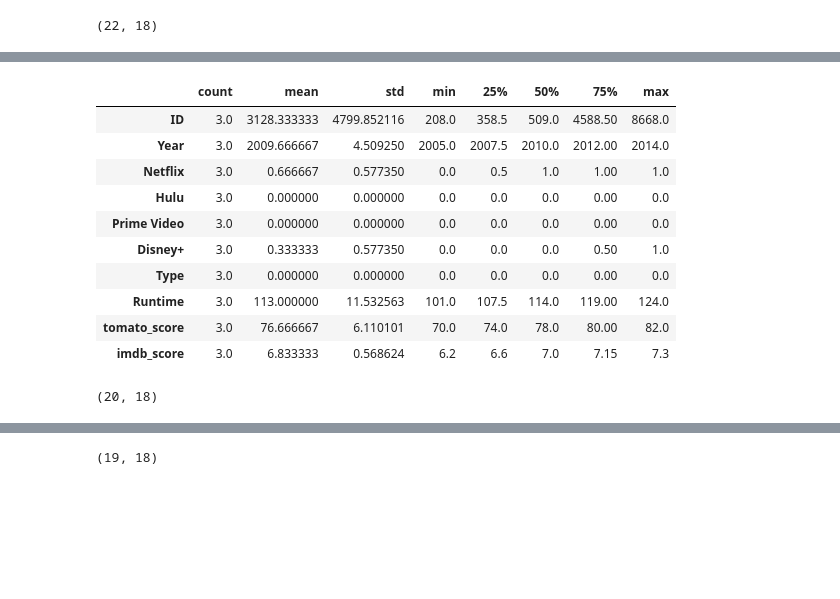
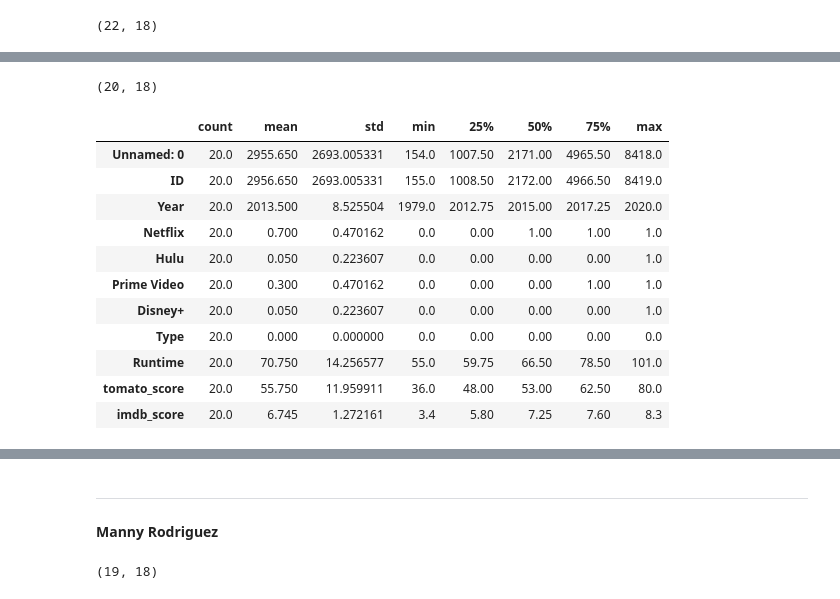
Before and after one commit to IronMan2483/streaming_movies, a Jupyter notebook: notebook/notebook_streaming_movies.ipynb, the cells around one changed output, grey strips where cells are left out. Cells and saved outputs as stored; diff of their text form; code cells hidden in the pictures; blank space fills up the shorter version.

```diff
--- a/notebook/notebook_streaming_movies.ipynb
+++ b/notebook/notebook_streaming_movies.ipynb
@@ -2313,21 +2317,22 @@ directors_favreau
-# %%
-directors_favreau.describe().transpose()
-# %% [output]
-|  | count | mean | std | min | 25% | 50% | 75% | max |
-| ID | 3.0 | 3128.333333 | 4799.852116 | 208.0 | 358.5 | 509.0 | 4588.50 | 8668.0 |
-| Year | 3.0 | 2009.666667 | 4.509250 | 2005.0 | 2007.5 | 2010.0 | 2012.00 | 2014.0 |
-| Netflix | 3.0 | 0.666667 | 0.577350 | 0.0 | 0.5 | 1.0 | 1.00 | 1.0 |
-| Hulu | 3.0 | 0.000000 | 0.000000 | 0.0 | 0.0 | 0.0 | 0.00 | 0.0 |
-| Prime Video | 3.0 | 0.000000 | 0.000000 | 0.0 | 0.0 | 0.0 | 0.00 | 0.0 |
-| Disney+ | 3.0 | 0.333333 | 0.577350 | 0.0 | 0.0 | 0.0 | 0.50 | 1.0 |
-| Type | 3.0 | 0.000000 | 0.000000 | 0.0 | 0.0 | 0.0 | 0.00 | 0.0 |
-| Runtime | 3.0 | 113.000000 | 11.532563 | 101.0 | 107.5 | 114.0 | 119.00 | 124.0 |
-| tomato_score | 3.0 | 76.666667 | 6.110101 | 70.0 | 74.0 | 78.0 | 80.00 | 82.0 |
-| imdb_score | 3.0 | 6.833333 | 0.568624 | 6.2 | 6.6 | 7.0 | 7.15 | 7.3 |
 # %%
 directors_top3.shape
 # %% [output]
 (20, 18)
+# %%
+directors_top3.describe().transpose()
+# %% [output]
+|  | count | mean | std | min | 25% | 50% | 75% | max |
+| Unnamed: 0 | 20.0 | 2955.650 | 2693.005331 | 154.0 | 1007.50 | 2171.00 | 4965.50 | 8418.0 |
+| ID | 20.0 | 2956.650 | 2693.005331 | 155.0 | 1008.50 | 2172.00 | 4966.50 | 8419.0 |
+| Year | 20.0 | 2013.500 | 8.525504 | 1979.0 | 2012.75 | 2015.00 | 2017.25 | 2020.0 |
+| Netflix | 20.0 | 0.700 | 0.470162 | 0.0 | 0.00 | 1.00 | 1.00 | 1.0 |
+| Hulu | 20.0 | 0.050 | 0.223607 | 0.0 | 0.00 | 0.00 | 0.00 | 1.0 |
+| Prime Video | 20.0 | 0.300 | 0.470162 | 0.0 | 0.00 | 0.00 | 1.00 | 1.0 |
+| Disney+ | 20.0 | 0.050 | 0.223607 | 0.0 | 0.00 | 0.00 | 0.00 | 1.0 |
+| Type | 20.0 | 0.000 | 0.000000 | 0.0 | 0.00 | 0.00 | 0.00 | 0.0 |
+| Runtime | 20.0 | 70.750 | 14.256577 | 55.0 | 59.75 | 66.50 | 78.50 | 101.0 |
+| tomato_score | 20.0 | 55.750 | 11.959911 | 36.0 | 48.00 | 53.00 | 62.50 | 80.0 |
+| imdb_score | 20.0 | 6.745 | 1.272161 | 3.4 | 5.80 | 7.25 | 7.60 | 8.3 |
 # %%
 directors_top3
 # %% [output]
@@ -2348,6 +2353,10 @@ directors_top3
 | 7210 | 7211 | Bob Saget: That's What I'm Talkin... | 2013 | 18+ | 5.2/10 | 44/100 | 0 | 0 | 1 | 0 | ... |
 | 7653 | 7654 | The Swap | 1979 | 18+ | 3.4/10 | 42/100 | 0 | 0 | 1 | 1 | ... |
 | 8418 | 8419 | Jimmy Dore: Sentenced To Live | 2015 | NaN | 7.0/10 | 36/100 | 0 | 0 | 1 | 0 | ... |
+# %% [markdown]
+---
+
+__Manny Rodriguez__
 # %%
 directors_top4=movies.loc[(movies['Directors'] == "Manny Rodriguez")]
 # %%
```
Also changed, not shown: parts of 40 cells of this notebook, 4 other files.
